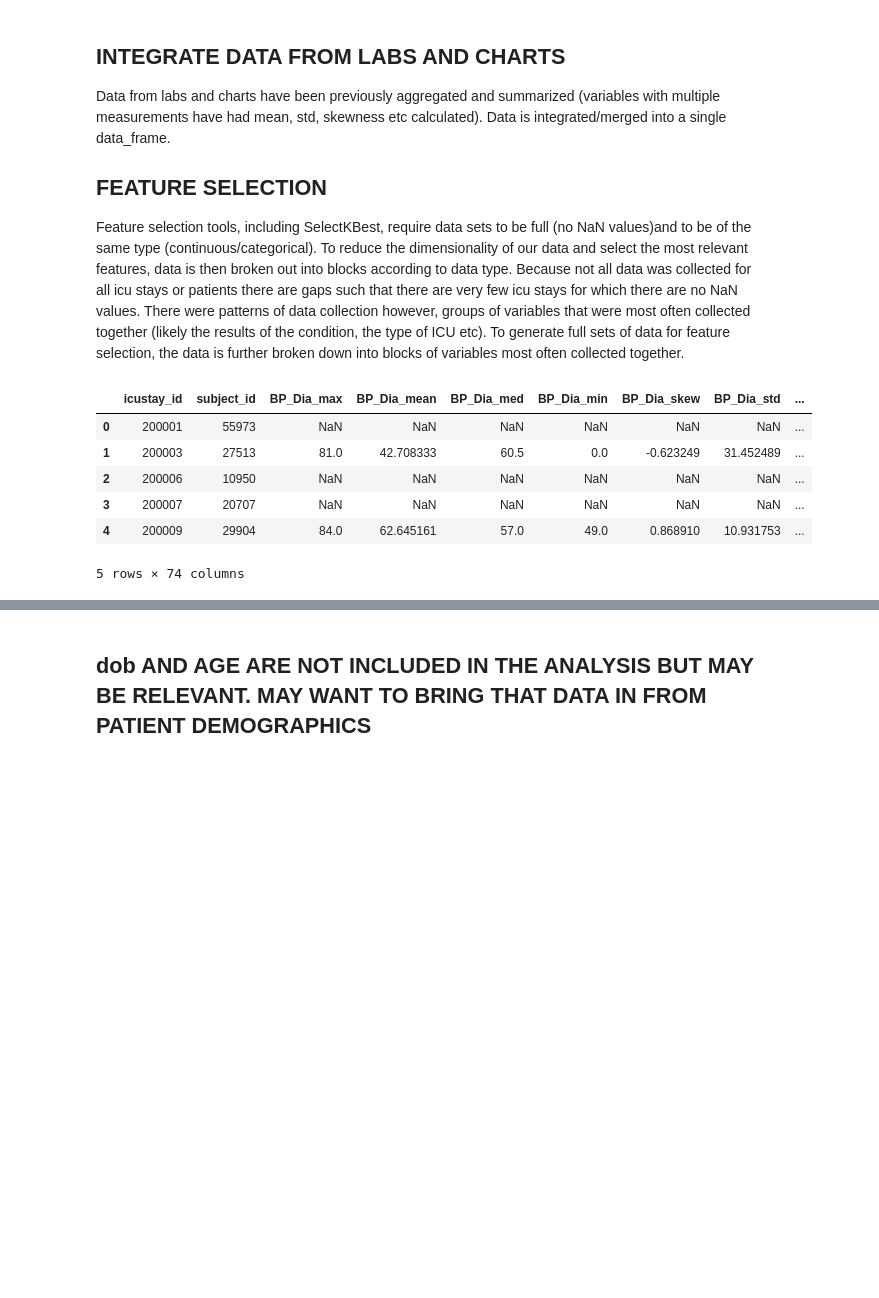
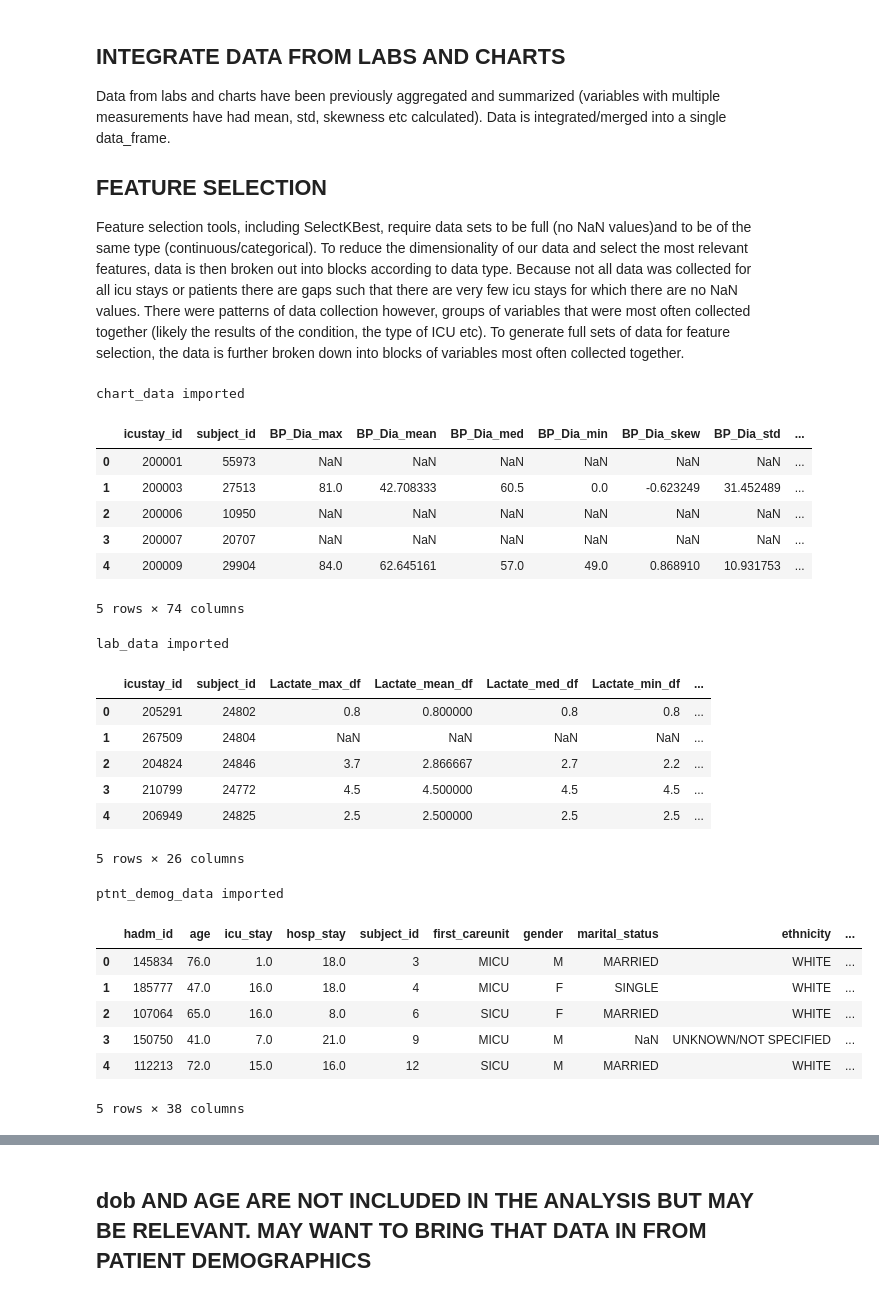
Before and after one commit to RJBeetel3/mimic3_analysis, a Jupyter notebook: ICU_MORTALITY_FIRST24.ipynb, the cells around one changed output, grey strips where cells are left out. Saved outputs shown, nothing was run; the diff lists cells and outputs as text; code cells hidden in the pictures; blank space fills up the shorter version.

```diff
--- a/ICU_MORTALITY_FIRST24.ipynb
+++ b/ICU_MORTALITY_FIRST24.ipynb
@@ -36,14 +36,37 @@ Feature selection tools, including SelectKBest, require data sets to be full (no
 # %%
 # IMPORT LAB AND CHART DATA THAT HAS BEEN COLLECTED FROM THE RECORDS AND SUMMARIZED (MEAN, STD ETC).
 
 chart_data = pd.DataFrame.from_csv('CHART_EVENTS_FIRST24_PROCESSED.csv')
+print "chart_data imported"
+display(chart_data.head())
 lab_data = pd.DataFrame.from_csv('LAB_EVENTS_FIRST24_PROCESSED.csv')
-chart_data.head()
+print "lab_data imported"
+display(lab_data.head())
+ptnt_demog_data = pd.DataFrame.from_csv('PTNT_DEMOG_FIRST24_PROCESSED.csv')
+print "ptnt_demog_data imported"
+display(ptnt_demog_data.head())
 # %% [output]
+chart_data imported
 |  | icustay_id | subject_id | BP_Dia_max | BP_Dia_mean | BP_Dia_med | BP_Dia_min | BP_Dia_skew | BP_Dia_std | ... |
 | 0 | 200001 | 55973 | NaN | NaN | NaN | NaN | NaN | NaN | ... |
 | 1 | 200003 | 27513 | 81.0 | 42.708333 | 60.5 | 0.0 | -0.623249 | 31.452489 | ... |
 | 2 | 200006 | 10950 | NaN | NaN | NaN | NaN | NaN | NaN | ... |
 | 3 | 200007 | 20707 | NaN | NaN | NaN | NaN | NaN | NaN | ... |
 | 4 | 200009 | 29904 | 84.0 | 62.645161 | 57.0 | 49.0 | 0.868910 | 10.931753 | ... |
-5 rows × 74 columns
+5 rows × 74 columns
+lab_data imported
+|  | icustay_id | subject_id | Lactate_max_df | Lactate_mean_df | Lactate_med_df | Lactate_min_df | ... |
+| 0 | 205291 | 24802 | 0.8 | 0.800000 | 0.8 | 0.8 | ... |
+| 1 | 267509 | 24804 | NaN | NaN | NaN | NaN | ... |
+| 2 | 204824 | 24846 | 3.7 | 2.866667 | 2.7 | 2.2 | ... |
+| 3 | 210799 | 24772 | 4.5 | 4.500000 | 4.5 | 4.5 | ... |
+| 4 | 206949 | 24825 | 2.5 | 2.500000 | 2.5 | 2.5 | ... |
+5 rows × 26 columns
+ptnt_demog_data imported
+|  | hadm_id | age | icu_stay | hosp_stay | subject_id | first_careunit | gender | marital_status | ethnicity | ... |
+| 0 | 145834 | 76.0 | 1.0 | 18.0 | 3 | MICU | M | MARRIED | WHITE | ... |
+| 1 | 185777 | 47.0 | 16.0 | 18.0 | 4 | MICU | F | SINGLE | WHITE | ... |
+| 2 | 107064 | 65.0 | 16.0 | 8.0 | 6 | SICU | F | MARRIED | WHITE | ... |
+| 3 | 150750 | 41.0 | 7.0 | 21.0 | 9 | MICU | M | NaN | UNKNOWN/NOT SPECIFIED | ... |
+| 4 | 112213 | 72.0 | 15.0 | 16.0 | 12 | SICU | M | MARRIED | WHITE | ... |
+5 rows × 38 columns
```
Also changed, not shown: parts of 2 cells of this notebook.
